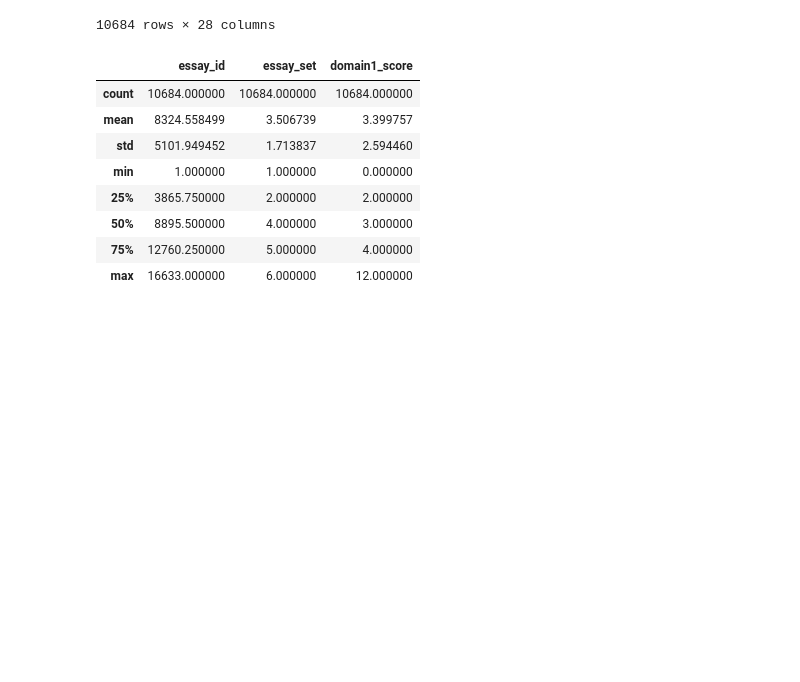
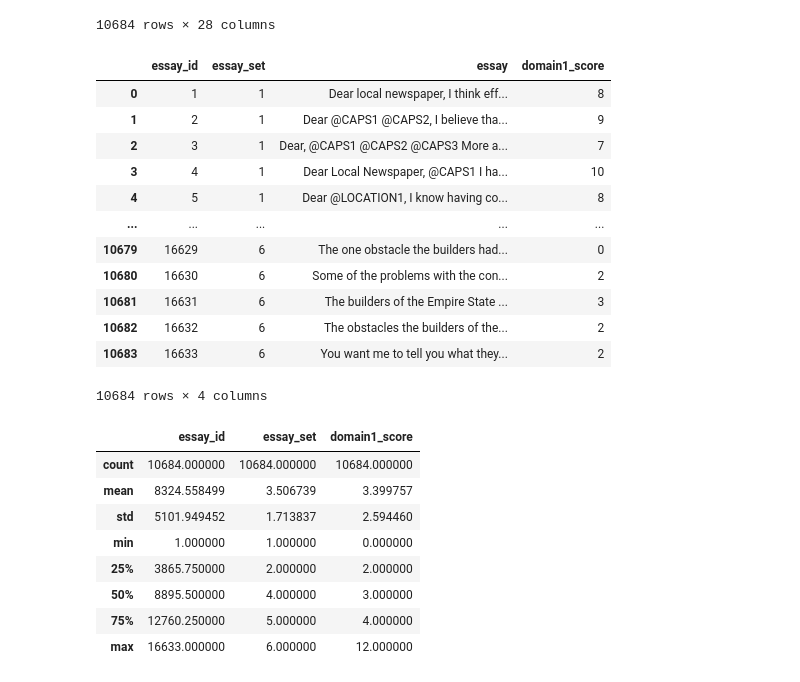
Before and after one commit to ishaan-arya/automated-essay-grading, a Jupyter notebook: Automated_Essay_Grading.ipynb, the cells around one changed output. Drawn from its saved outputs; the diff is of its cells as text; code cells hidden in the pictures; blank space fills up the shorter version.

```diff
--- a/Automated_Essay_Grading.ipynb
+++ b/Automated_Essay_Grading.ipynb
@@ -56,6 +59,24 @@ df2
 | 10682 | 16632 | 6 | The obstacles the builders of the... | 2 | 1 | NaN | 2 | ... |
 | 10683 | 16633 | 6 | You want me to tell you what they... | 2 | 2 | NaN | 2 | ... |
 10684 rows × 28 columns
+# %%
+df2 = df2.dropna(axis=1)
+df2 = df2.drop(['rater1_domain1', 'rater2_domain1'], axis = 1)
+df2
+# %% [output]
+|  | essay_id | essay_set | essay | domain1_score |
+| 0 | 1 | 1 | Dear local newspaper, I think eff... | 8 |
+| 1 | 2 | 1 | Dear @CAPS1 @CAPS2, I believe tha... | 9 |
+| 2 | 3 | 1 | Dear, @CAPS1 @CAPS2 @CAPS3 More a... | 7 |
+| 3 | 4 | 1 | Dear Local Newspaper, @CAPS1 I ha... | 10 |
+| 4 | 5 | 1 | Dear @LOCATION1, I know having co... | 8 |
+| ... | ... | ... | ... | ... |
+| 10679 | 16629 | 6 | The one obstacle the builders had... | 0 |
+| 10680 | 16630 | 6 | Some of the problems with the con... | 2 |
+| 10681 | 16631 | 6 | The builders of the Empire State ... | 3 |
+| 10682 | 16632 | 6 | The obstacles the builders of the... | 2 |
+| 10683 | 16633 | 6 | You want me to tell you what they... | 2 |
+10684 rows × 4 columns
 # %%
 df2.describe()
 # %% [output]
```
Also changed, not shown: parts of 34 cells of this notebook.
